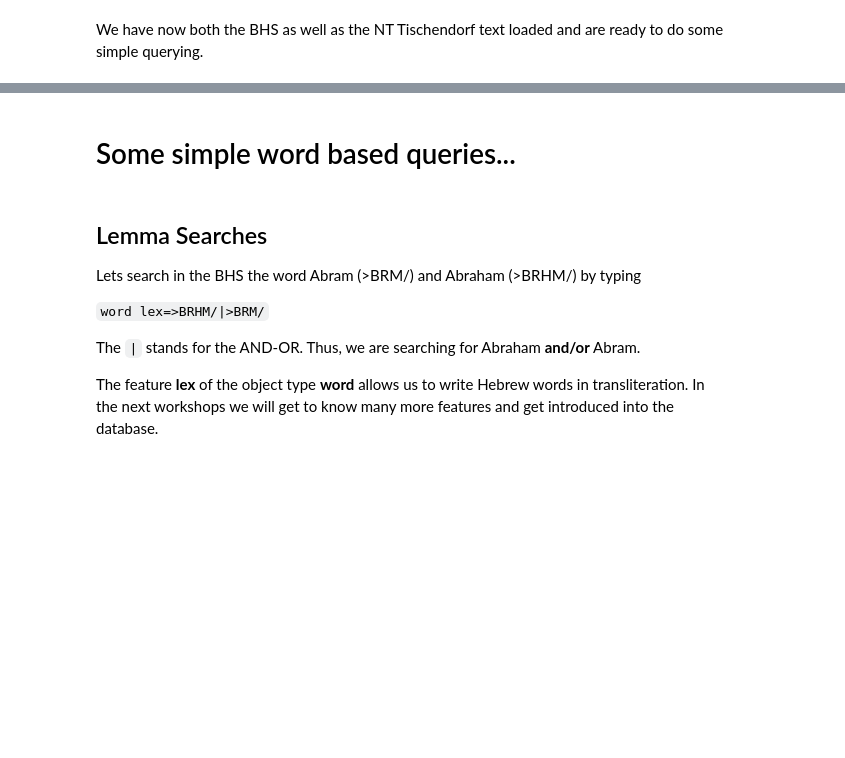
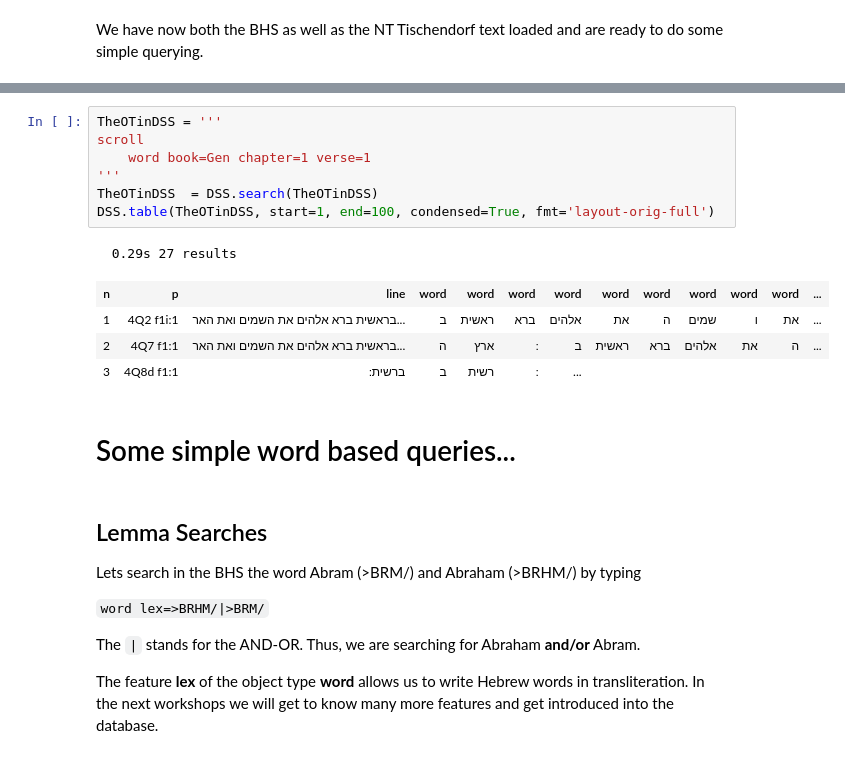
Before and after one commit to oliverglanz/Text-Fabric, a Jupyter notebook: Research-Workshop-Series/0200_PhD-Workshop_TF_002_jupyter-notebooks-intro.ipynb, the cells around one changed output, grey strips where cells are left out. Cells and saved outputs as stored; diff of their text form; blank space fills up the shorter version.

```diff
--- a/Research-Workshop-Series/0200_PhD-Workshop_TF_002_jupyter-notebooks-intro.ipynb
+++ b/Research-Workshop-Series/0200_PhD-Workshop_TF_002_jupyter-notebooks-intro.ipynb
@@ -107,3 +233,16 @@ We have now both the BHS as well as the NT Tischendorf text loaded and are ready
+# %%
+TheOTinDSS = '''
+scroll
+    word book=Gen chapter=1 verse=1
+'''
+TheOTinDSS  = DSS.search(TheOTinDSS)
+DSS.table(TheOTinDSS, start=1, end=100, condensed=True, fmt='layout-orig-full')
+# %% [output]
+  0.29s 27 results
+| n | p | line | word | word | word | word | word | word | word | word | word | ... |
+| 1 | 4Q2 f1i:1 | בראשית ברא אלהים את השמים ואת האר... | ב | ראשית | ברא | אלהים | את | ה | שמים | ו | את | ... |
+| 2 | 4Q7 f1:1 | בראשית ברא אלהים את השמים ואת האר... | ה | ארץ | ׃ | ב | ראשית | ברא | אלהים | את | ה | ... |
+| 3 | 4Q8d f1:1 | ברשית ׃ | ב | רשית | ׃ | ... |
 # %% [markdown]
 # Some simple word based queries...
 # %% [markdown]
```
Also changed, not shown: parts of 23 cells of this notebook, 1 other file.
